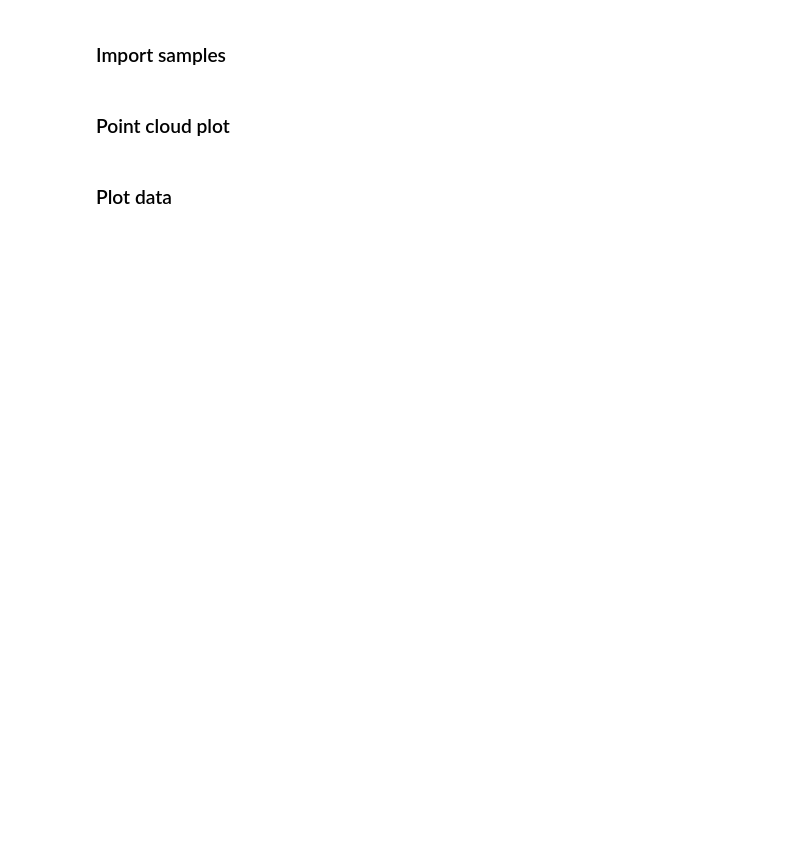
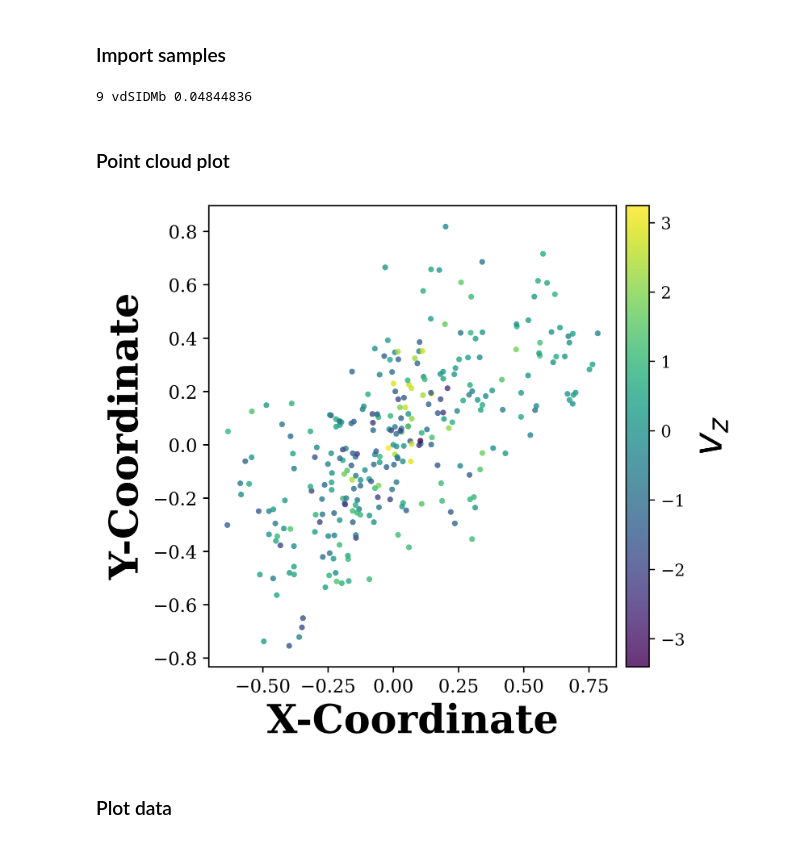
Before and after one commit to erichabjan/cluster_deprojection, a Jupyter notebook: conditional_diffusion_model/model_test.ipynb, the cells around one changed output. Drawn from its saved outputs; the diff is of its cells as text; code cells hidden in the pictures; blank space fills up the shorter version.

```diff
--- a/conditional_diffusion_model/model_test.ipynb
+++ b/conditional_diffusion_model/model_test.ipynb
@@ -37,44 +47,53 @@ plt.xlabel('Lens Redshift')
 # %% [markdown]
 ### Import samples
 # %%
-suffix = "_16cube_16img_v11"
+suffix = "_shape_dyn_v1" #"_16cube_16img_v11"
 
-sample_base_path = '/projects/mccleary_group/habjan.e/TNG/Data/conditional_diffusion_data/cd_examples/'
-sample_path = sample_base_path + f'sampled_cubes_50random_fixedseed_0{suffix}.npz'
+sample_num = '0071'
+sample_num_int = int(sample_num)
+
+sample_base_path = '/scratch/habjan.e/conditional_diffusion/posterior_sampling/'
+sample_path = sample_base_path + f'posterior_example_{sample_num}{suffix}.npz'
 data = np.load(sample_path)
-data_im, data_true_cube, data_sampled_cubes, seed = data['conditioning_images'], data['true_cubes'], data['sampled_cubes'], data['selection_seed']
+data_im, data_true_cube, data_sampled_cubes, data_z_lens, data_sim_idx, data_sim = data['conditioning_images'], data['true_cube'], data['sampled_cubes'], data['z_lens'], data['cluster_index'], data['simulation']
+
+print(data_sim_idx, data_sim, data_z_lens)
+# %% [output]
+9 vdSIDMb 0.04844836
 # %% [markdown]
 ### Point cloud plot
 # %%
-point_idx = 0
+point_idx = sample_num_int
 
 points = data_dict['gal_features'][point_idx, data_dict['mask'][point_idx] == 1, 0:3]
 
 x = points[:, 0]
 y = points[:, 1]
 z = points[:, 2]
 
 fig, ax = plt.subplots(figsize=(5.5, 4.8), dpi=500)
 
 sc = ax.scatter(
     x, y,
     c=z,
     cmap="viridis",
     s=12,
     alpha=0.8,
     linewidths=0
 )
 
 ax.set_xlabel("X-Coordinate", fontsize=24, fontweight='semibold')
 ax.set_ylabel("Y-Coordinate", fontsize=24, fontweight='semibold')
 
 cbar = fig.colorbar(sc, ax=ax, pad=0.02)
 cbar.set_label(r"$v_{z}$", fontsize=24, fontweight='semibold')
 
 ax.tick_params(labelsize=11)
 fig.tight_layout()
 
 plt.show()
+# %% [output]
+[figure, added]
 # %% [markdown]
 ### Plot data
 # %%
```
Also changed, not shown: parts of 34 cells of this notebook, 24 other files.
